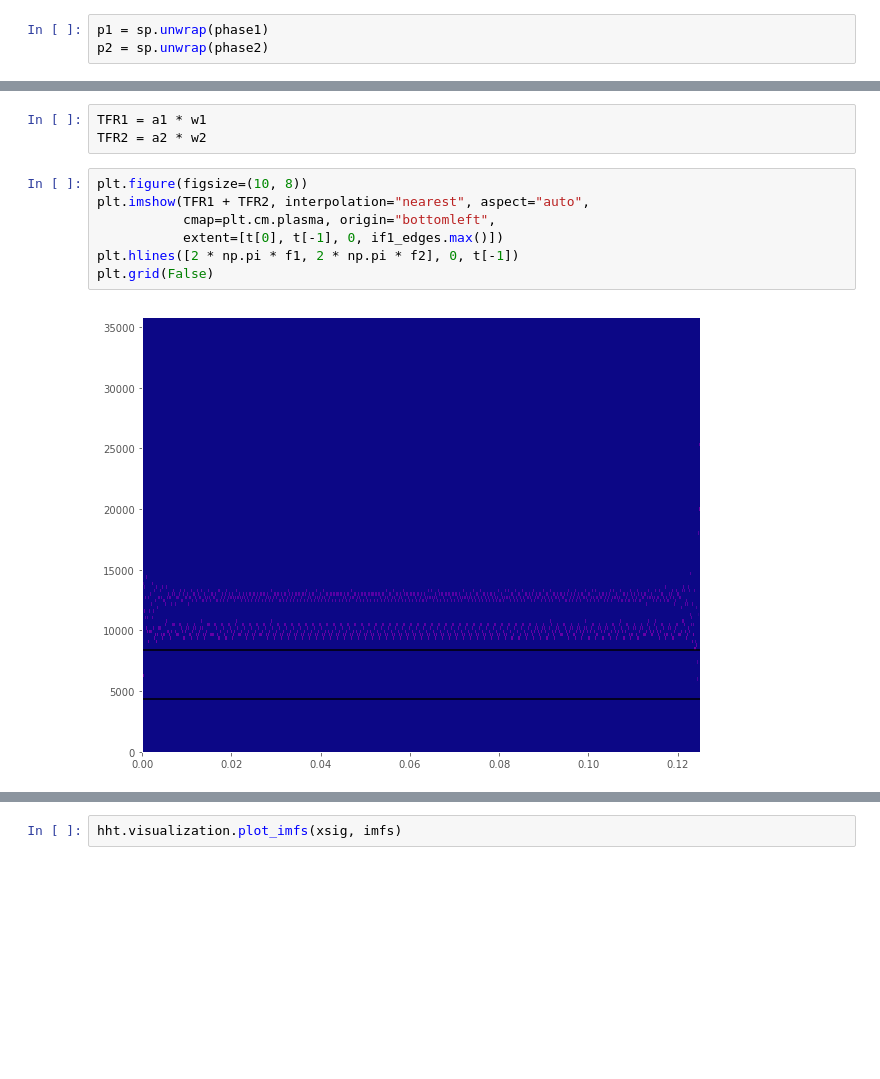
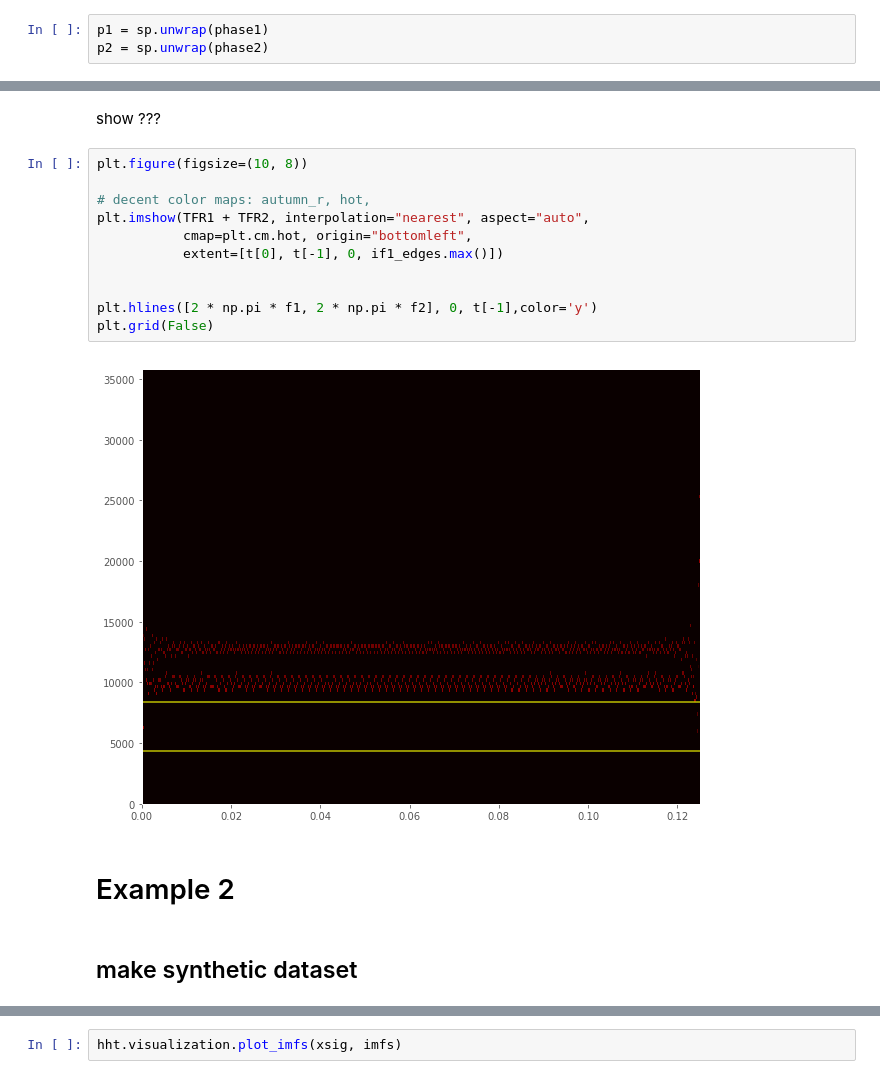
Before and after one commit to jaidevd/pyhht, a Jupyter notebook: hhs.ipynb, the cells around one changed output, grey strips where cells are left out. Drawn from its saved outputs; the diff is of its cells as text; blank space fills up the shorter version.

```diff
--- a/hhs.ipynb
+++ b/hhs.ipynb
@@ -76,13 +166,20 @@ for i in range(K):
-# %%
-TFR1 = a1 * w1
-TFR2 = a2 * w2
+# %% [markdown]
+show ???
 # %%
 plt.figure(figsize=(10, 8))
+
+# decent color maps: autumn_r, hot,
 plt.imshow(TFR1 + TFR2, interpolation="nearest", aspect="auto",
-           cmap=plt.cm.plasma, origin="bottomleft",
+           cmap=plt.cm.hot, origin="bottomleft",
            extent=[t[0], t[-1], 0, if1_edges.max()])
-plt.hlines([2 * np.pi * f1, 2 * np.pi * f2], 0, t[-1])
+
+
+plt.hlines([2 * np.pi * f1, 2 * np.pi * f2], 0, t[-1],color='y')
 plt.grid(False)
 # %% [output]
-[figure, old version]
+[figure, new version]
+# %% [markdown]
+# Example 2
+# %% [markdown]
+## make synthetic dataset
 # %%
```
Also changed, not shown: parts of 42 cells of this notebook.
